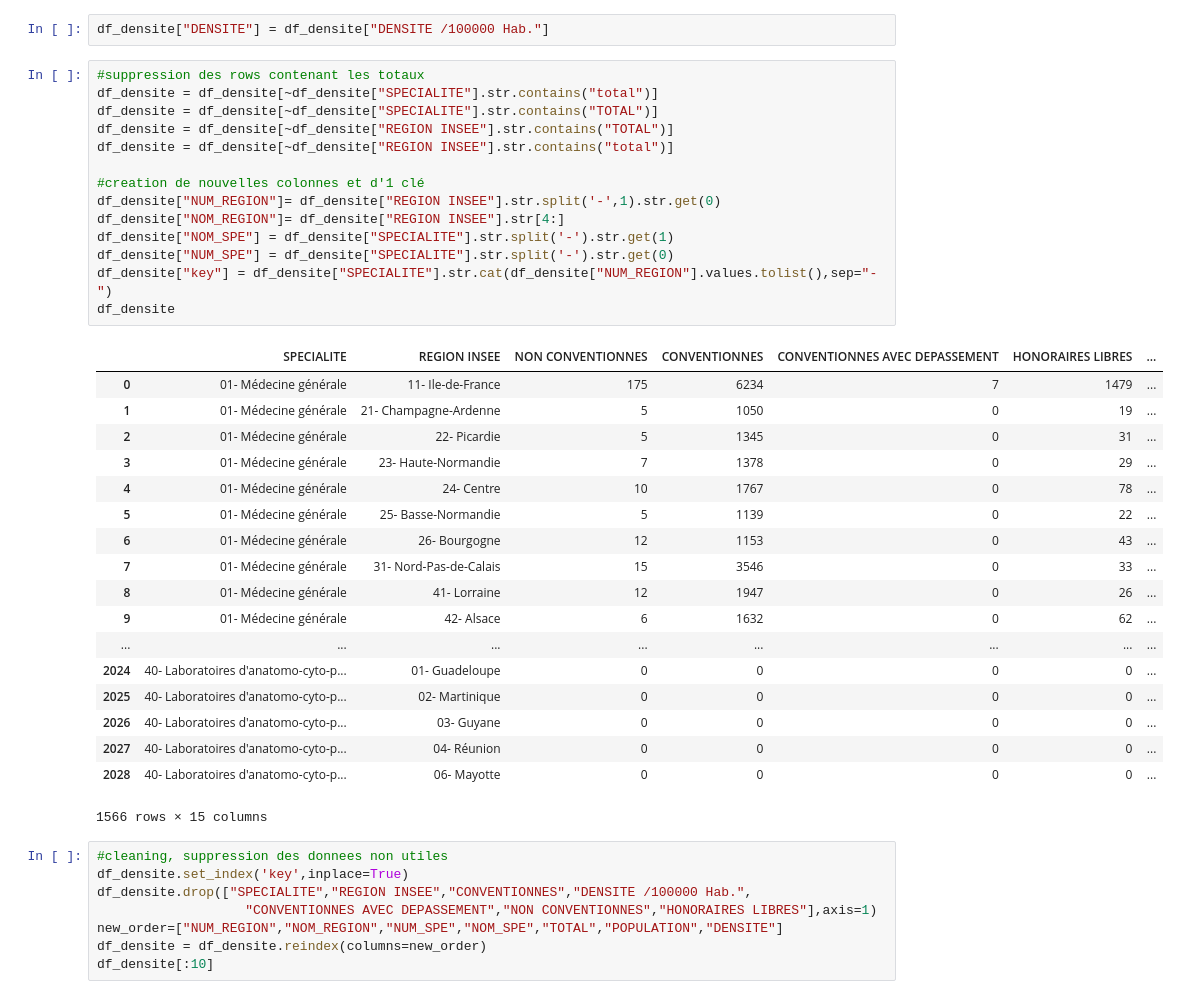
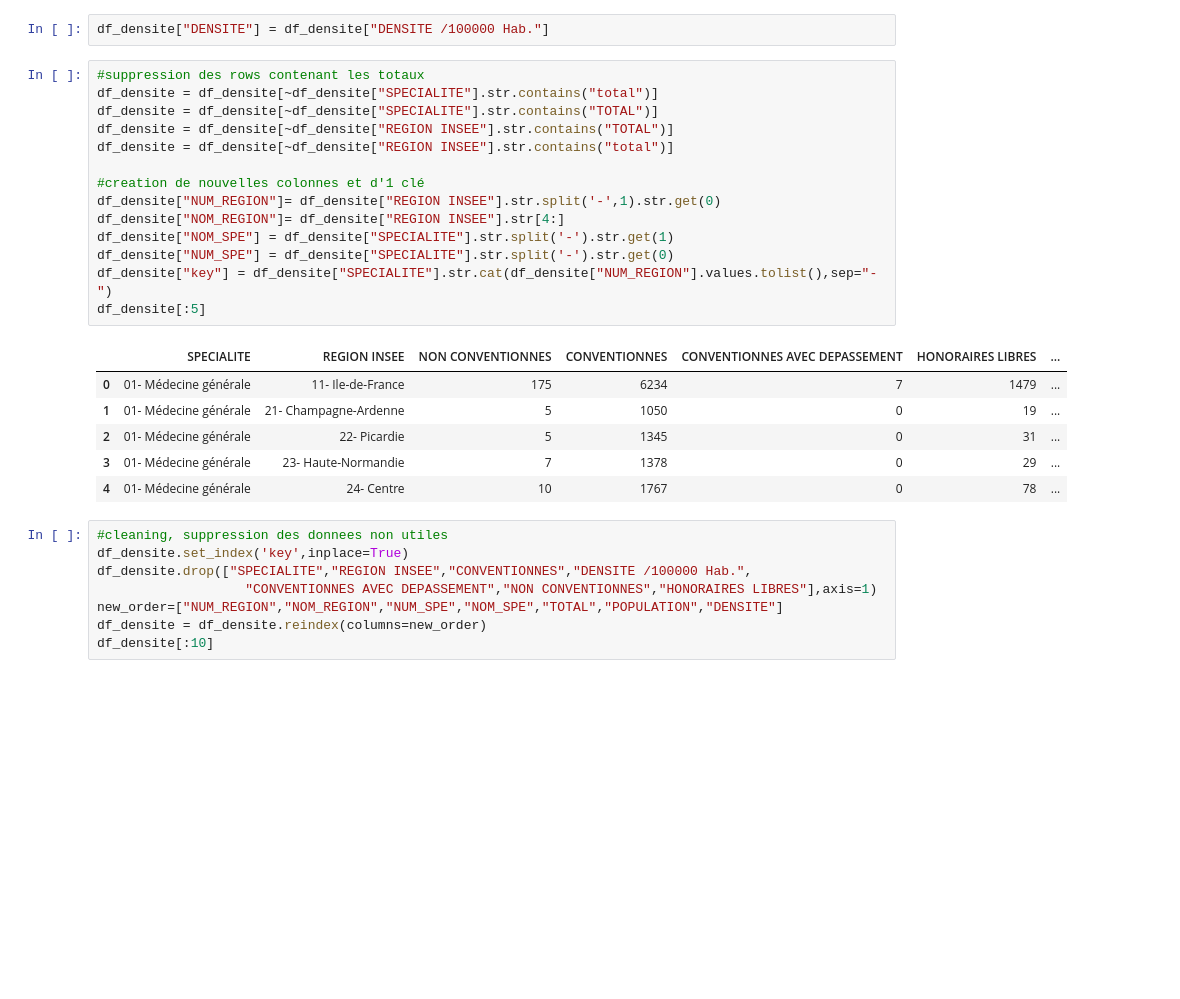
Before and after one commit to MS-BGD-2018-KIT-BIGDATA/Mehdi_Regina, a Jupyter notebook: lesson5/exo_dom_lesson5.ipynb, the cells around one changed output. Cells and saved outputs as stored; diff of their text form; blank space fills up the shorter version.

```diff
--- a/lesson5/exo_dom_lesson5.ipynb
+++ b/lesson5/exo_dom_lesson5.ipynb
@@ -157,36 +121,24 @@ df_densite["DENSITE"] = df_densite["DENSITE /100000 Hab."]
 # %%
 #suppression des rows contenant les totaux
 df_densite = df_densite[~df_densite["SPECIALITE"].str.contains("total")]
 df_densite = df_densite[~df_densite["SPECIALITE"].str.contains("TOTAL")]
 df_densite = df_densite[~df_densite["REGION INSEE"].str.contains("TOTAL")]
 df_densite = df_densite[~df_densite["REGION INSEE"].str.contains("total")]
 
 #creation de nouvelles colonnes et d'1 clé
 df_densite["NUM_REGION"]= df_densite["REGION INSEE"].str.split('-',1).str.get(0)
 df_densite["NOM_REGION"]= df_densite["REGION INSEE"].str[4:]
 df_densite["NOM_SPE"] = df_densite["SPECIALITE"].str.split('-').str.get(1)
 df_densite["NUM_SPE"] = df_densite["SPECIALITE"].str.split('-').str.get(0)
 df_densite["key"] = df_densite["SPECIALITE"].str.cat(df_densite["NUM_REGION"].values.tolist(),sep="-")
-df_densite
+df_densite[:5]
 # %% [output]
 |  | SPECIALITE | REGION INSEE | NON CONVENTIONNES | CONVENTIONNES | CONVENTIONNES AVEC DEPASSEMENT | HONORAIRES LIBRES | ... |
 | 0 | 01- Médecine générale | 11- Ile-de-France | 175 | 6234 | 7 | 1479 | ... |
 | 1 | 01- Médecine générale | 21- Champagne-Ardenne | 5 | 1050 | 0 | 19 | ... |
 | 2 | 01- Médecine générale | 22- Picardie | 5 | 1345 | 0 | 31 | ... |
 | 3 | 01- Médecine générale | 23- Haute-Normandie | 7 | 1378 | 0 | 29 | ... |
 | 4 | 01- Médecine générale | 24- Centre | 10 | 1767 | 0 | 78 | ... |
-| 5 | 01- Médecine générale | 25- Basse-Normandie | 5 | 1139 | 0 | 22 | ... |
-| 6 | 01- Médecine générale | 26- Bourgogne | 12 | 1153 | 0 | 43 | ... |
-| 7 | 01- Médecine générale | 31- Nord-Pas-de-Calais | 15 | 3546 | 0 | 33 | ... |
-| 8 | 01- Médecine générale | 41- Lorraine | 12 | 1947 | 0 | 26 | ... |
-| 9 | 01- Médecine générale | 42- Alsace | 6 | 1632 | 0 | 62 | ... |
-| ... | ... | ... | ... | ... | ... | ... | ... |
-| 2024 | 40- Laboratoires d'anatomo-cyto-p... | 01- Guadeloupe | 0 | 0 | 0 | 0 | ... |
-| 2025 | 40- Laboratoires d'anatomo-cyto-p... | 02- Martinique | 0 | 0 | 0 | 0 | ... |
-| 2026 | 40- Laboratoires d'anatomo-cyto-p... | 03- Guyane | 0 | 0 | 0 | 0 | ... |
-| 2027 | 40- Laboratoires d'anatomo-cyto-p... | 04- Réunion | 0 | 0 | 0 | 0 | ... |
-| 2028 | 40- Laboratoires d'anatomo-cyto-p... | 06- Mayotte | 0 | 0 | 0 | 0 | ... |
-1566 rows × 15 columns
 # %%
 #cleaning, suppression des donnees non utiles
 df_densite.set_index('key',inplace=True)
```
Also changed, not shown: parts of 3 cells of this notebook.
